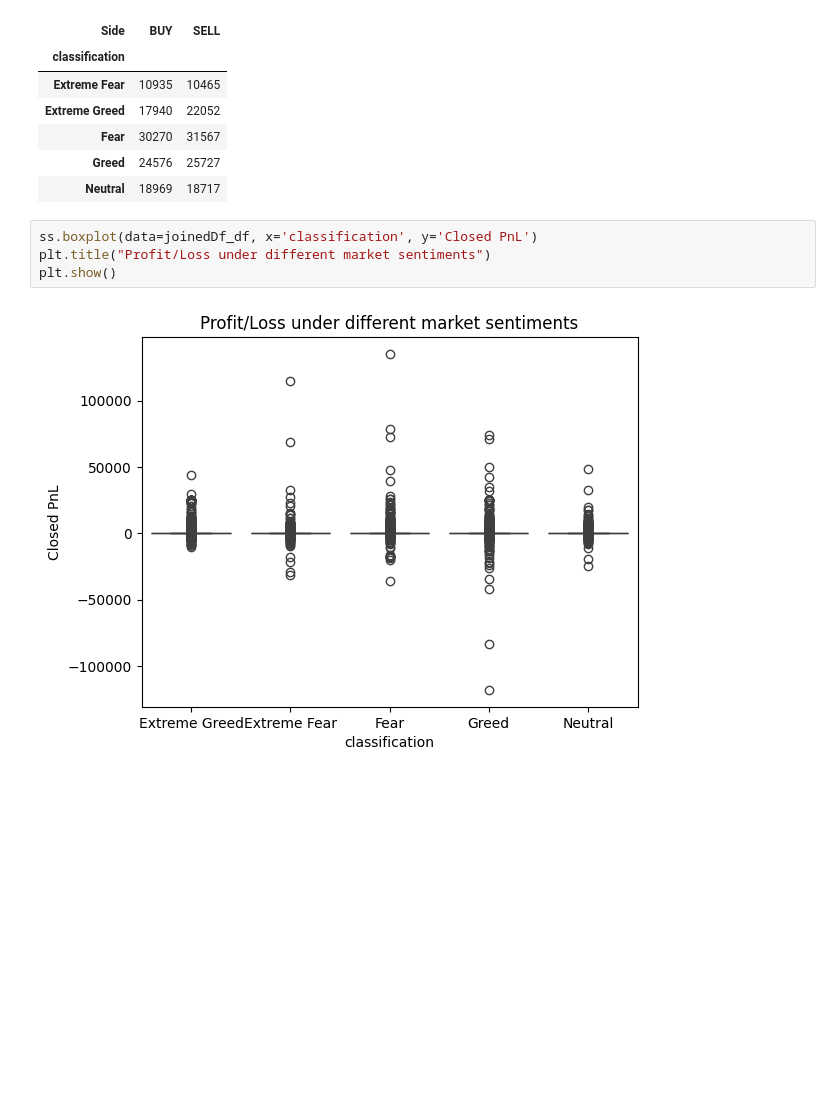
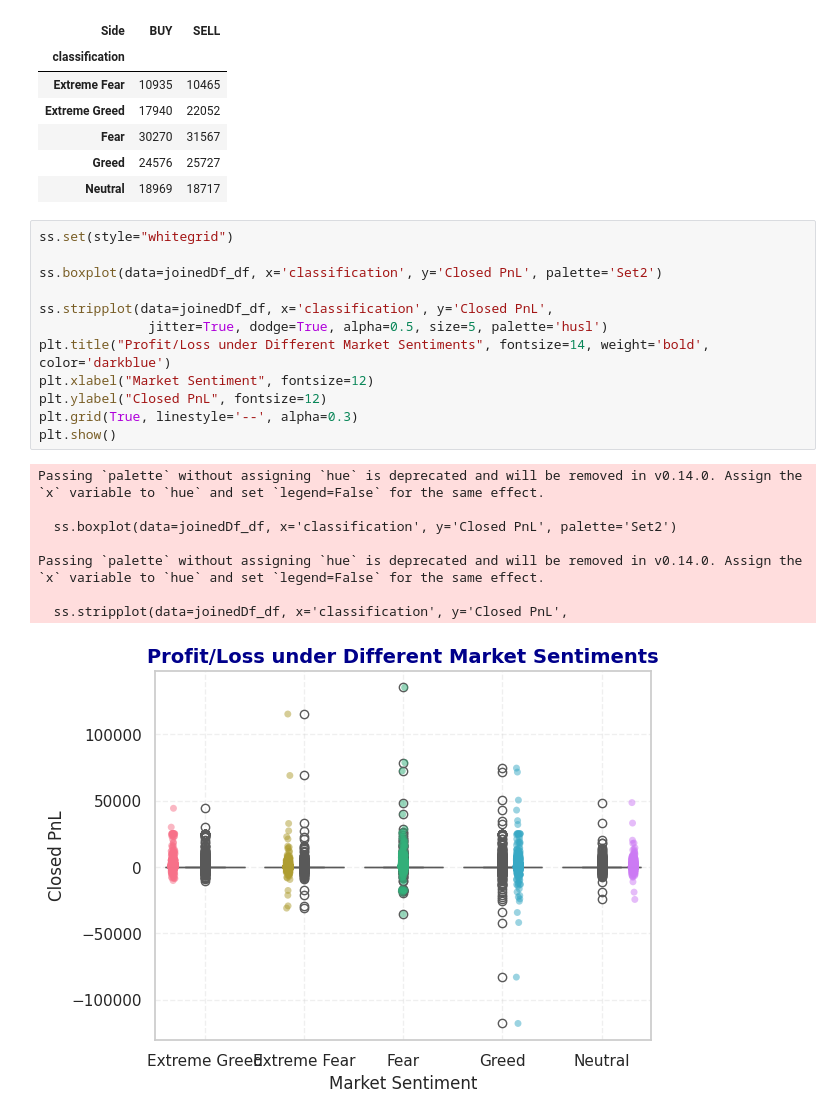
Before and after one commit to AqsaNabi/trader-sentiment-analysis, a Jupyter notebook: Sentiment_Analysis.ipynb, the cells around one changed output. Drawn from its saved outputs; the diff is of its cells as text; blank space fills up the shorter version.

```diff
--- a/Sentiment_Analysis.ipynb
+++ b/Sentiment_Analysis.ipynb
@@ -103,9 +103,24 @@ joinedDf_df.groupby(['classification', 'Side']).size().unstack()
 | Fear | 30270 | 31567 |
 | Greed | 24576 | 25727 |
 | Neutral | 18969 | 18717 |
-# %%
-ss.boxplot(data=joinedDf_df, x='classification', y='Closed PnL')
-plt.title("Profit/Loss under different market sentiments")
-plt.show()
-# %% [output]
-[figure, removed]
+# %%
+ss.set(style="whitegrid")
+
+ss.boxplot(data=joinedDf_df, x='classification', y='Closed PnL', palette='Set2')
+
+ss.stripplot(data=joinedDf_df, x='classification', y='Closed PnL',
+              jitter=True, dodge=True, alpha=0.5, size=5, palette='husl')
+plt.title("Profit/Loss under Different Market Sentiments", fontsize=14, weight='bold', color='darkblue')
+plt.xlabel("Market Sentiment", fontsize=12)
+plt.ylabel("Closed PnL", fontsize=12)
+plt.grid(True, linestyle='--', alpha=0.3)
+plt.show()
+# %% [output]
+Passing `palette` without assigning `hue` is deprecated and will be removed in v0.14.0. Assign the `x` variable to `hue` and set `legend=False` for the same effect.
+
+  ss.boxplot(data=joinedDf_df, x='classification', y='Closed PnL', palette='Set2')
+
+Passing `palette` without assigning `hue` is deprecated and will be removed in v0.14.0. Assign the `x` variable to `hue` and set `legend=False` for the same effect.
+
+  ss.stripplot(data=joinedDf_df, x='classification', y='Closed PnL',
+[figure, added]
```
